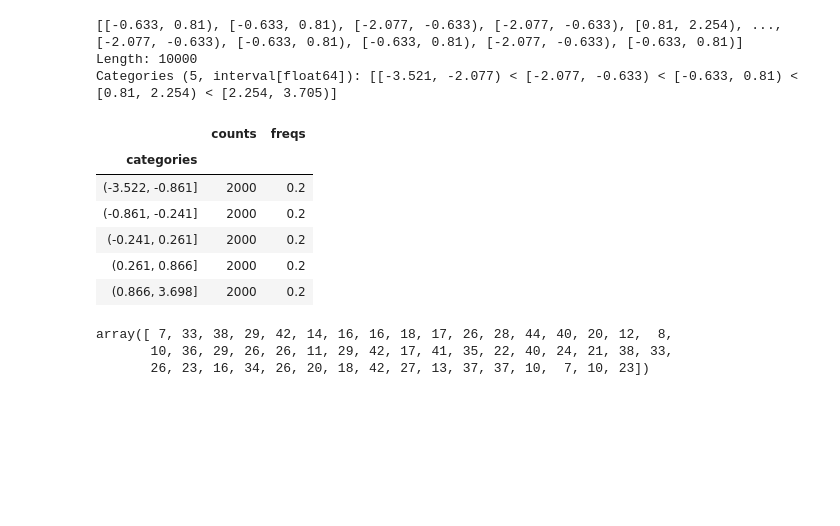
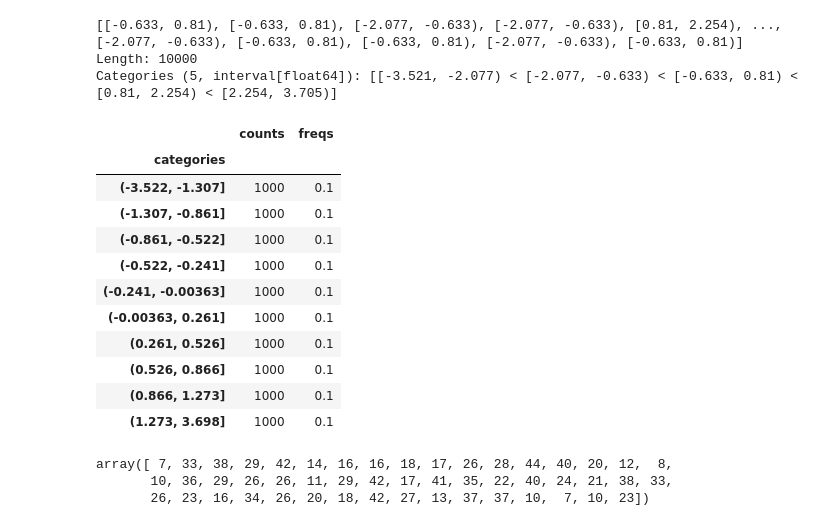
Before and after one commit to derinman/L_Python-Note, a Jupyter notebook: A02-06_Pandas Statistics.ipynb, the cells around one changed output. Drawn from its saved outputs; the diff is of its cells as text; code cells hidden in the pictures; blank space fills up the shorter version.

```diff
--- a/A02-06_Pandas Statistics.ipynb
+++ b/A02-06_Pandas Statistics.ipynb
@@ -190,16 +190,21 @@ Categories (5, interval[float64]): [[-3.521, -2.077) < [-2.077, -0.633) < [-0.63
 # %%
 # cut into quantiles
 # 5 bins with an equal quantity of items
-qbins_right = pd.qcut(dist, 5)
+qbins_right = pd.qcut(dist, 10)
 qbins_right.describe()
 # %% [output]
 |  | counts | freqs |
 | categories |  |  |
-| (-3.522, -0.861] | 2000 | 0.2 |
-| (-0.861, -0.241] | 2000 | 0.2 |
-| (-0.241, 0.261] | 2000 | 0.2 |
-| (0.261, 0.866] | 2000 | 0.2 |
-| (0.866, 3.698] | 2000 | 0.2 |
+| (-3.522, -1.307] | 1000 | 0.1 |
+| (-1.307, -0.861] | 1000 | 0.1 |
+| (-0.861, -0.522] | 1000 | 0.1 |
+| (-0.522, -0.241] | 1000 | 0.1 |
+| (-0.241, -0.00363] | 1000 | 0.1 |
+| (-0.00363, 0.261] | 1000 | 0.1 |
+| (0.261, 0.526] | 1000 | 0.1 |
+| (0.526, 0.866] | 1000 | 0.1 |
+| (0.866, 1.273] | 1000 | 0.1 |
+| (1.273, 3.698] | 1000 | 0.1 |
 # %%
 # generate 50 ages between 6 and 45
 np.random.seed(123456)
```
Also changed, not shown: parts of 5 cells of this notebook, 4 other files.
